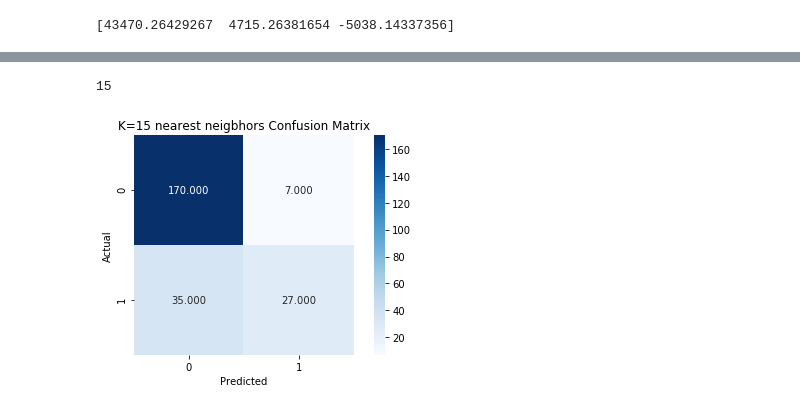
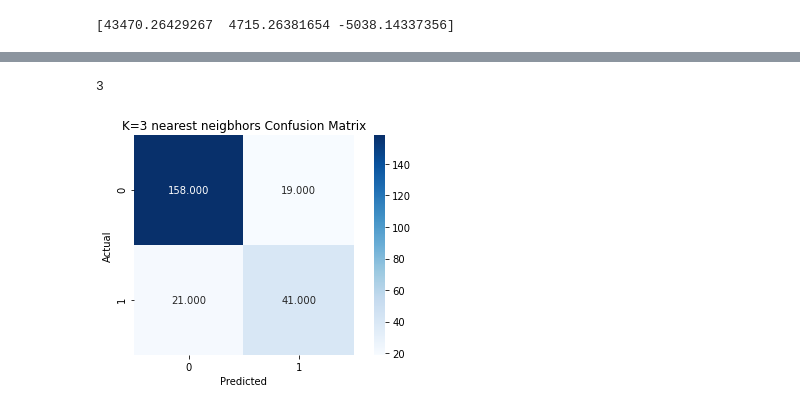
Before and after one commit to furqaanali/Election-Demographics-Modeling, a Jupyter notebook: project_02.ipynb, the cells around one changed output, grey strips where cells are left out. Saved outputs shown, nothing was run; the diff lists cells and outputs as text; code cells hidden in the pictures.

Commit message:
Add files via upload
added different combination of models

```diff
--- a/project_02.ipynb
+++ b/project_02.ipynb
@@ -270,4 +266,4 @@ print([accuracy,error,precision,recall,F1_score])
 # %%
 Gclassifier = DecisionTreeClassifier(criterion="gini")
-Gclassifier.fit(x_train_scaled,classifier_y_train)
+Gclassifier.fit(x_train_scaled[:, [0, 1, 2, 11]],classifier_y_train)
 # %% [output]
@@ -280,5 +271,5 @@ DecisionTreeClassifier(ccp_alpha=0.0, class_weight=None, criterion='gini',
 # %%
-y_pred = Gclassifier.predict(x_val_scaled)
+y_pred = Gclassifier.predict(x_val_scaled[:, [0, 1, 2, 11]])
 # %%
 conf_matrix = metrics.confusion_matrix(classifier_y_test,y_pred)
 sns.heatmap(conf_matrix,annot=True,fmt=".3f",square = True, cmap = plt.cm.Blues)
@@ -307,8 +298,8 @@ prevAccuracy = 0.0
 myN = 0
 for n in neighbors:
     classifier = KNeighborsClassifier(n_neighbors = n)
-    classifier.fit(x_train_scaled,classifier_y_train)
-    y_pred = classifier.predict(x_val_scaled)
+    classifier.fit(x_train_scaled[:, [0, 1, 2, 11]],classifier_y_train)
+    y_pred = classifier.predict(x_val_scaled[:, [0, 1, 2, 11]])
     accuracy = metrics.accuracy_score(classifier_y_test,y_pred)
     if(accuracy > prevAccuracy):
         prevAccuracy = accuracy
@@ -316,22 +307,22 @@ for n in neighbors:
 
 print(myN)
 # %% [output]
-15
+3
 # %%
-#Best model is with 15 neighbors
+#Best model is with 3 neighbors
 #Compute statistics
-classifier = KNeighborsClassifier(n_neighbors = 15)
-classifier.fit(x_train_scaled,classifier_y_train)
-y_pred = classifier.predict(x_val_scaled)
+classifier = KNeighborsClassifier(n_neighbors = 3)
+classifier.fit(x_train_scaled[:, [0, 1, 2, 11]],classifier_y_train)
+y_pred = classifier.predict(x_val_scaled[:, [0, 1, 2, 11]])
 # %%
 conf_matrix = metrics.confusion_matrix(classifier_y_test,y_pred)
 sns.heatmap(conf_matrix,annot=True,fmt=".3f",square = True, cmap = plt.cm.Blues)
 plt.ylabel('Actual')
 plt.xlabel('Predicted')
-plt.title('K=15 nearest neigbhors Confusion Matrix')
+plt.title('K=3 nearest neigbhors Confusion Matrix')
 plt.tight_layout()
 # %% [output]
-[figure, old version]
+[figure, new version]
 # %%
 accuracy = metrics.accuracy_score(classifier_y_test,y_pred)
 error = 1 - accuracy
```
Also changed, not shown: parts of 49 cells of this notebook.
